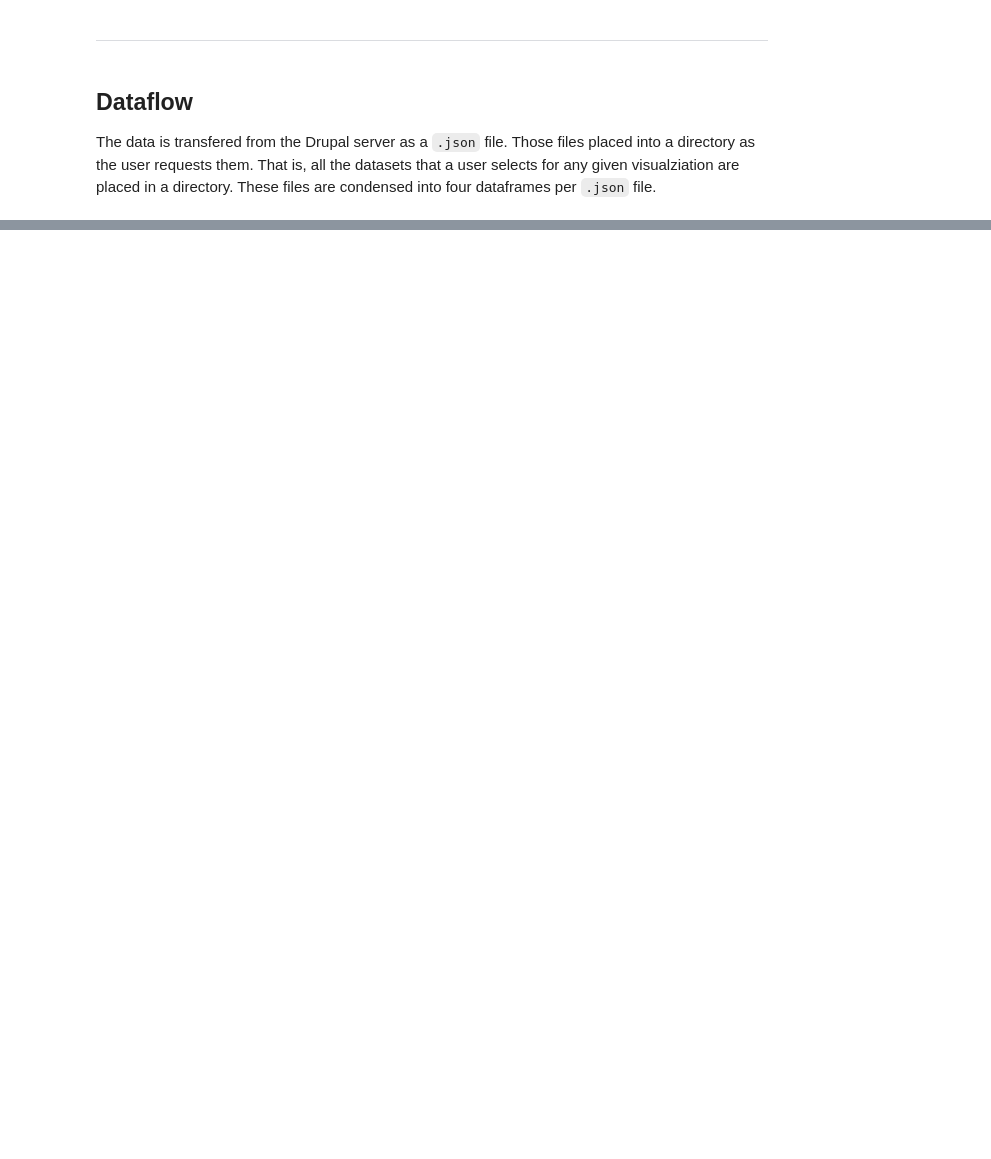
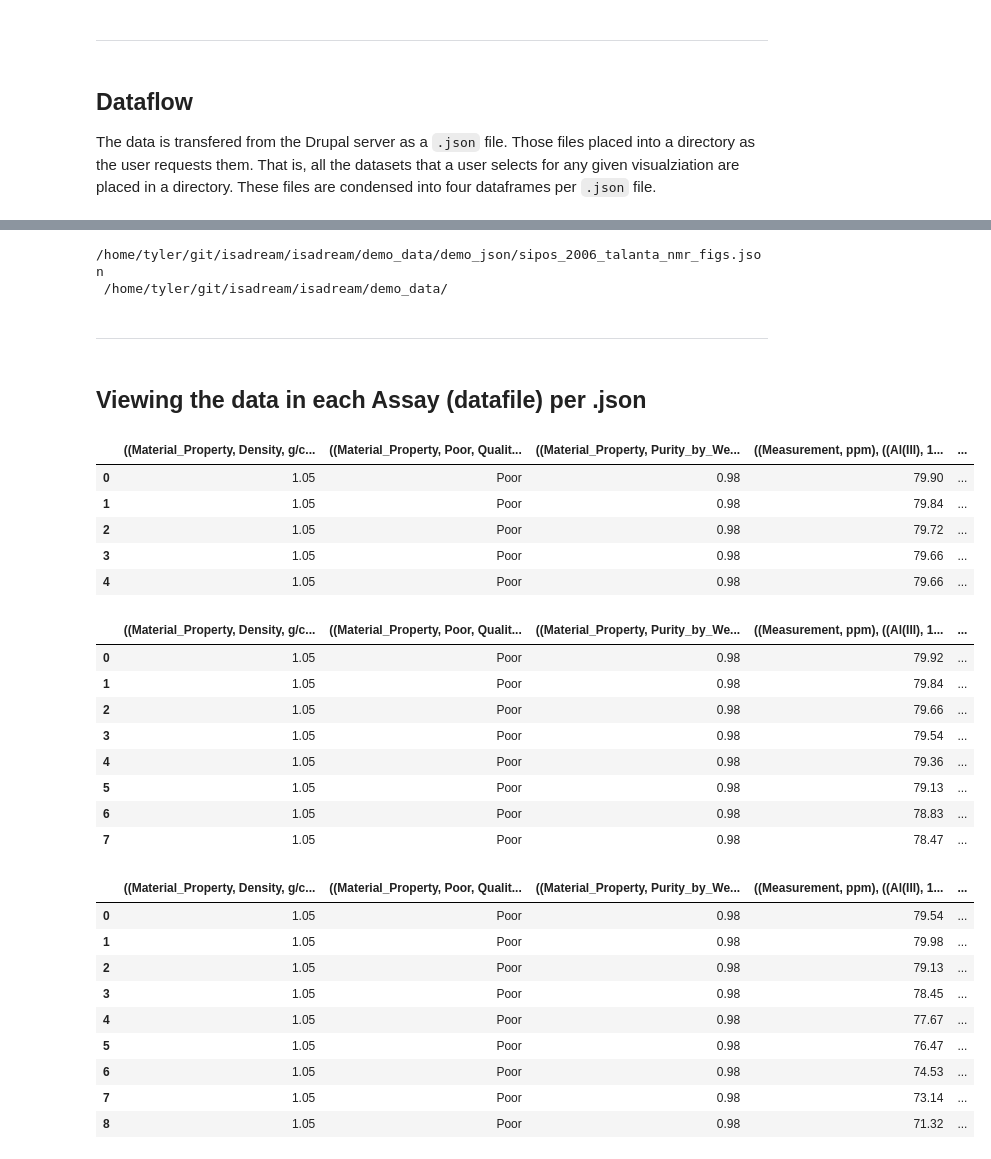
Before and after one commit to biggstd/isaDream, a Jupyter notebook: dev_notebooks/vis_01.ipynb, the cells around one changed output, grey strips where cells are left out. Cells and saved outputs as stored; diff of their text form; code cells hidden in the pictures; blank space fills up the shorter version.

```diff
--- a/dev_notebooks/vis_01.ipynb
+++ b/dev_notebooks/vis_01.ipynb
@@ -619,0 +44,8 @@ for data_file_df in working_df:
+# %%
+# A demo json file is provided.
+nmr_json_demo = utils.SIPOS_DEMO
+demo_base_path = utils.BASE_PATH
+print(nmr_json_demo, '\n', demo_base_path)
+# %% [output]
+/home/tyler/git/isadream/isadream/demo_data/demo_json/sipos_2006_talanta_nmr_figs.json
+ /home/tyler/git/isadream/isadream/demo_data/
@@ -619,0 +55,34 @@ for data_file_df in working_df:
+# %% [markdown]
+---
+# %% [markdown]
+## Viewing the data in each Assay (datafile) per .json
+# %%
+for assay in node.assays:
+#     pprint(assay.column_data_source)
+    display(pd.DataFrame.from_records(assay.column_data_source))
+# %% [output]
+|  | ((Material_Property, Density, g/c... | ((Material_Property, Poor, Qualit... | ((Material_Property, Purity_by_We... | ((Measurement, ppm), ((Al(III), 1... | ... |
+| 0 | 1.05 | Poor | 0.98 | 79.90 | ... |
+| 1 | 1.05 | Poor | 0.98 | 79.84 | ... |
+| 2 | 1.05 | Poor | 0.98 | 79.72 | ... |
+| 3 | 1.05 | Poor | 0.98 | 79.66 | ... |
+| 4 | 1.05 | Poor | 0.98 | 79.66 | ... |
+|  | ((Material_Property, Density, g/c... | ((Material_Property, Poor, Qualit... | ((Material_Property, Purity_by_We... | ((Measurement, ppm), ((Al(III), 1... | ... |
+| 0 | 1.05 | Poor | 0.98 | 79.92 | ... |
+| 1 | 1.05 | Poor | 0.98 | 79.84 | ... |
+| 2 | 1.05 | Poor | 0.98 | 79.66 | ... |
+| 3 | 1.05 | Poor | 0.98 | 79.54 | ... |
+| 4 | 1.05 | Poor | 0.98 | 79.36 | ... |
+| 5 | 1.05 | Poor | 0.98 | 79.13 | ... |
+| 6 | 1.05 | Poor | 0.98 | 78.83 | ... |
+| 7 | 1.05 | Poor | 0.98 | 78.47 | ... |
+|  | ((Material_Property, Density, g/c... | ((Material_Property, Poor, Qualit... | ((Material_Property, Purity_by_We... | ((Measurement, ppm), ((Al(III), 1... | ... |
+| 0 | 1.05 | Poor | 0.98 | 79.54 | ... |
+| 1 | 1.05 | Poor | 0.98 | 79.98 | ... |
+| 2 | 1.05 | Poor | 0.98 | 79.13 | ... |
+| 3 | 1.05 | Poor | 0.98 | 78.45 | ... |
+| 4 | 1.05 | Poor | 0.98 | 77.67 | ... |
+| 5 | 1.05 | Poor | 0.98 | 76.47 | ... |
+| 6 | 1.05 | Poor | 0.98 | 74.53 | ... |
+| 7 | 1.05 | Poor | 0.98 | 73.14 | ... |
+| 8 | 1.05 | Poor | 0.98 | 71.32 | ... |
```
Also changed, not shown: parts of 67 cells of this notebook, 4 other files.
